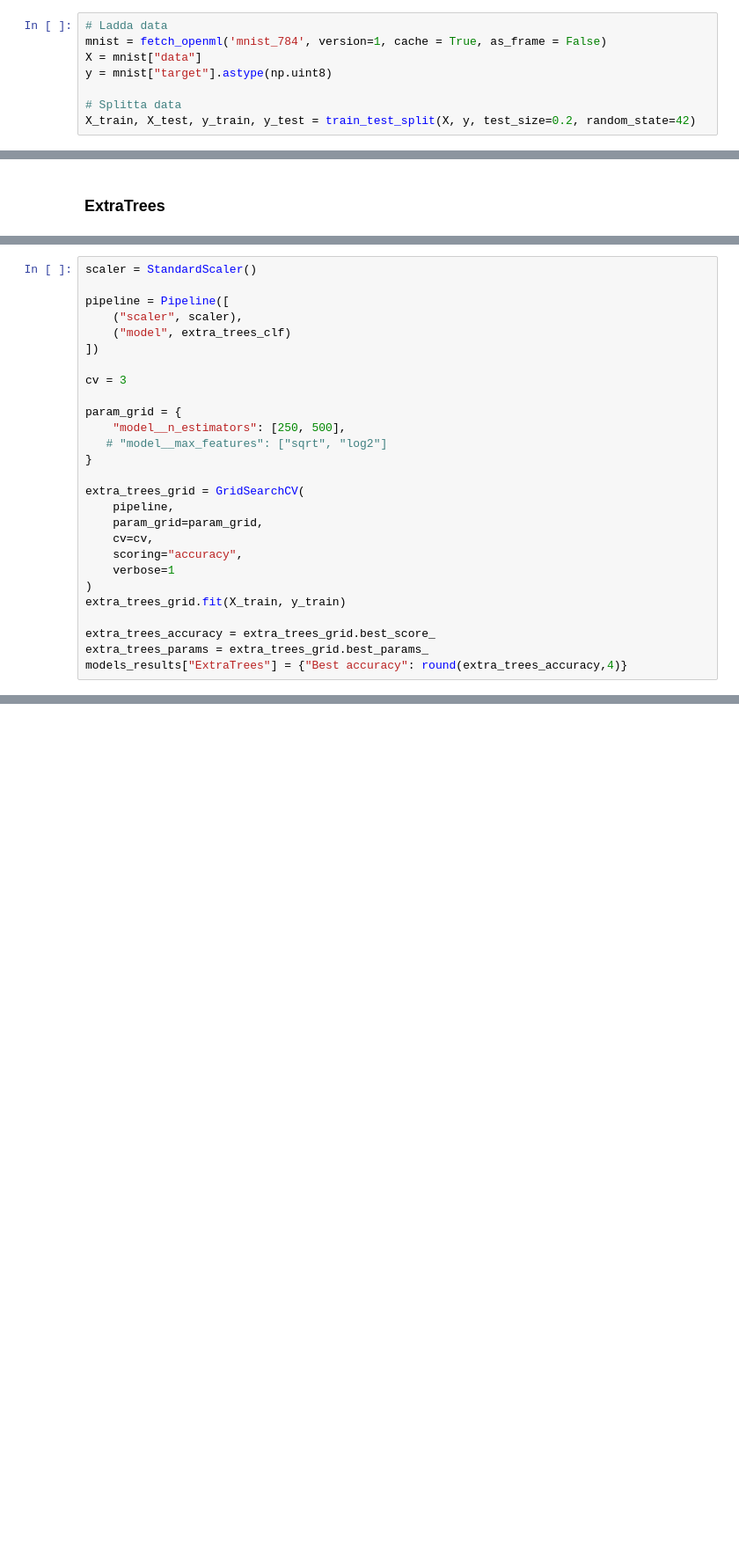
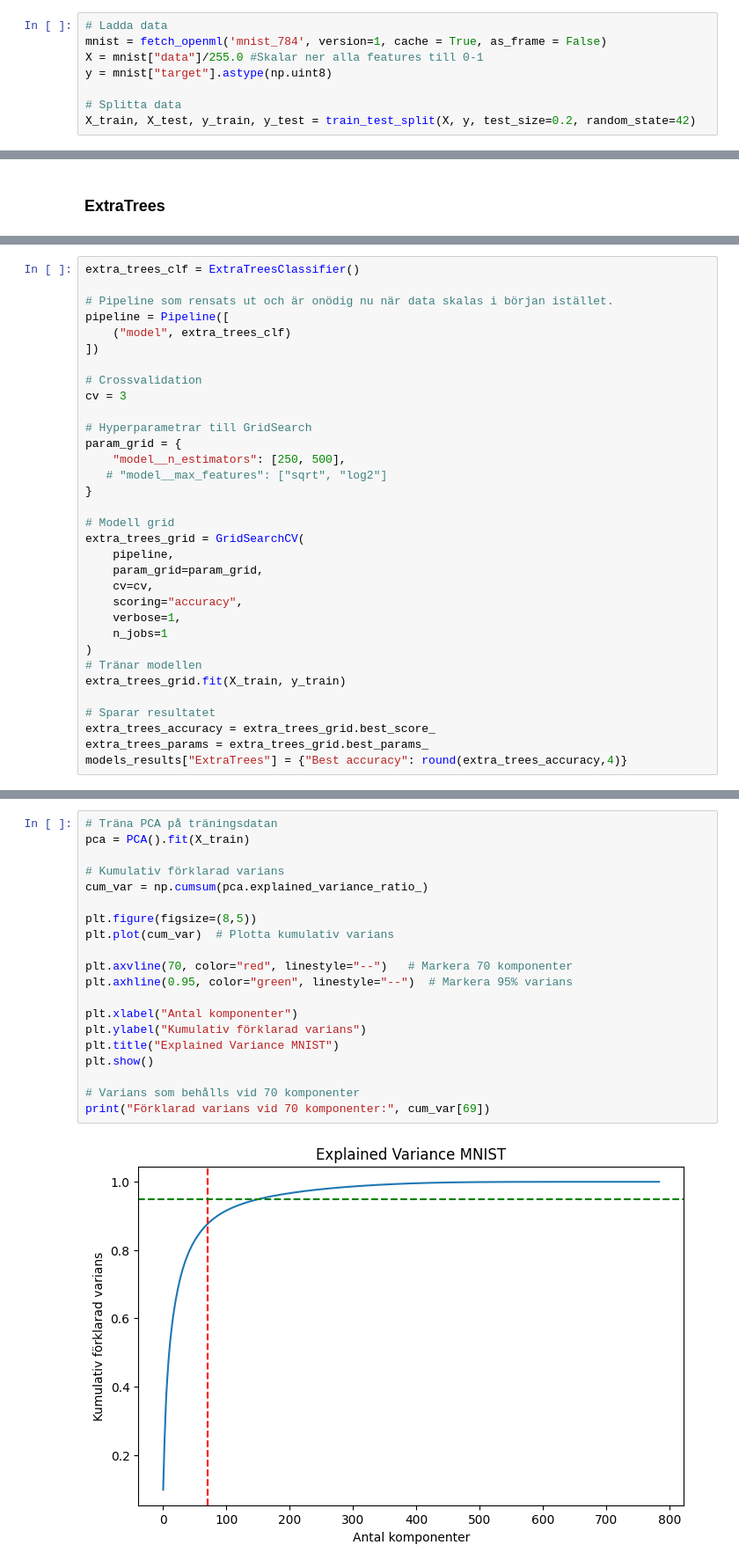
Before and after one commit to LinneMannen/ML_Kunskapskrav_2, a Jupyter notebook: Mnist_Modeller.ipynb, the cells around one changed output, grey strips where cells are left out. Shown at 88% size. Saved outputs shown, nothing was run; the diff lists cells and outputs as text; blank space fills up the shorter version.

Commit message:
Färdig modell, sparad i joblib och kommenterad

```diff
--- a/Mnist_Modeller.ipynb
+++ b/Mnist_Modeller.ipynb
@@ -19,7 +22,7 @@ from sklearn.svm import SVC
 # %%
 # Ladda data
 mnist = fetch_openml('mnist_784', version=1, cache = True, as_frame = False)
-X = mnist["data"]
+X = mnist["data"]/255.0 #Skalar ner alla features till 0-1
 y = mnist["target"].astype(np.uint8)
 
 # Splitta data
@@ -163,27 +188,33 @@ Testade också med max_features och fick sqrt som är standardvalet så valde at
 # %%
-scaler = StandardScaler()
+extra_trees_clf = ExtraTreesClassifier()
 
+# Pipeline som rensats ut och är onödig nu när data skalas i början istället.
 pipeline = Pipeline([
-    ("scaler", scaler),
     ("model", extra_trees_clf)
 ])
 
+# Crossvalidation
 cv = 3
 
+# Hyperparametrar till GridSearch
 param_grid = {
     "model__n_estimators": [250, 500],
    # "model__max_features": ["sqrt", "log2"]
 }
 
+# Modell grid
 extra_trees_grid = GridSearchCV(
     pipeline,
     param_grid=param_grid,
     cv=cv,
     scoring="accuracy",
-    verbose=1
+    verbose=1,
+    n_jobs=1
 )
+# Tränar modellen
 extra_trees_grid.fit(X_train, y_train)
 
+# Sparar resultatet
 extra_trees_accuracy = extra_trees_grid.best_score_
 extra_trees_params = extra_trees_grid.best_params_
 models_results["ExtraTrees"] = {"Best accuracy": round(extra_trees_accuracy,4)}
@@ -199,0 +239,22 @@ Best hyperparams: {'model__n_estimators': 250}
+# %%
+# Träna PCA på träningsdatan
+pca = PCA().fit(X_train)
+
+# Kumulativ förklarad varians
+cum_var = np.cumsum(pca.explained_variance_ratio_)
+
+plt.figure(figsize=(8,5))
+plt.plot(cum_var)  # Plotta kumulativ varians
+
+plt.axvline(70, color="red", linestyle="--")   # Markera 70 komponenter
+plt.axhline(0.95, color="green", linestyle="--")  # Markera 95% varians
+
+plt.xlabel("Antal komponenter")
+plt.ylabel("Kumulativ förklarad varians")
+plt.title("Explained Variance MNIST")
+plt.show()
+
+# Varians som behålls vid 70 komponenter
+print("Förklarad varians vid 70 komponenter:", cum_var[69])
+# %% [output]
+[figure, added]
```
Also changed, not shown: parts of 39 cells of this notebook, 1 other file.
